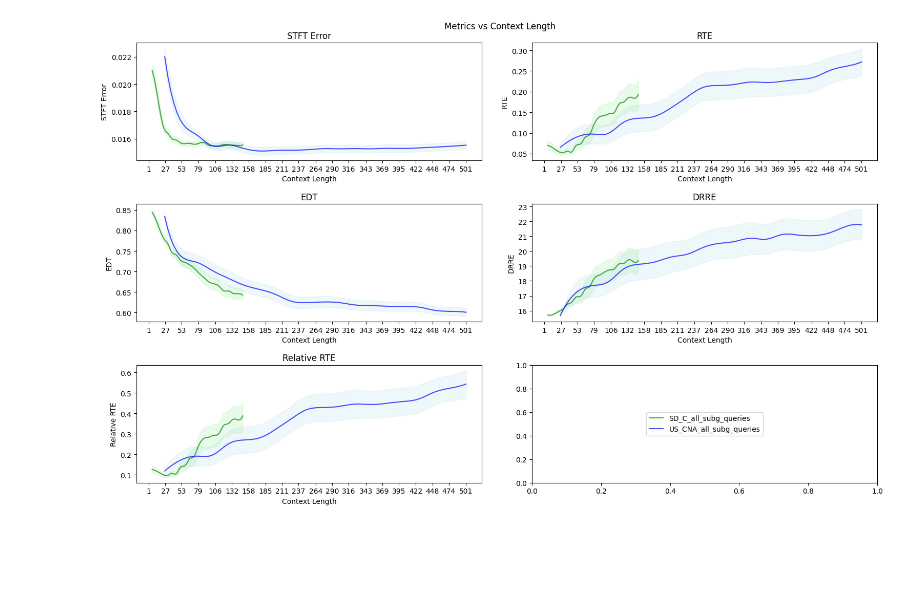
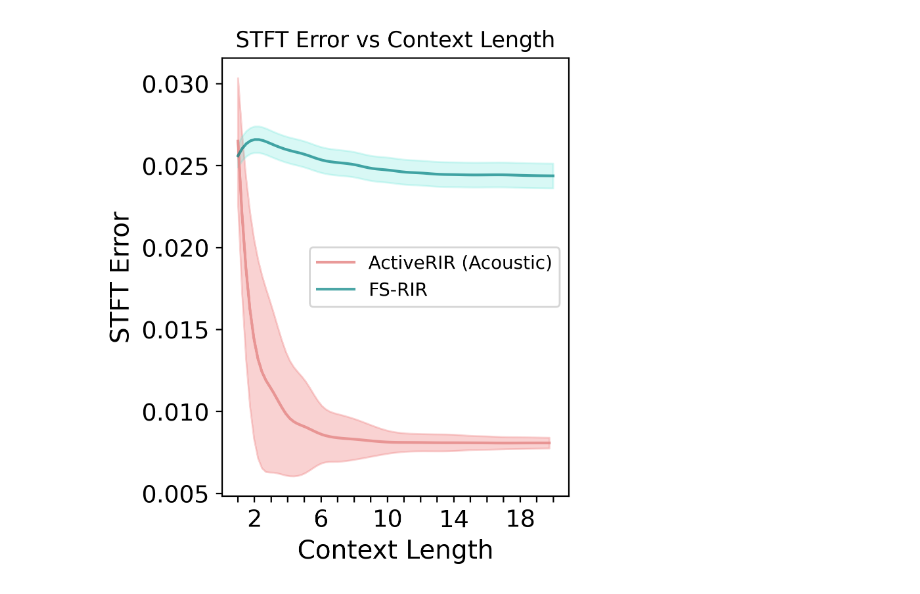
Before and after one commit to arjunrs1/active-rir, a Jupyter notebook: scripts/eval_stats_aggregation/error_fn_context_visualization.ipynb, the cells around one changed output. Drawn from its saved outputs; the diff is of its cells as text; code cells hidden in the pictures; blank space fills up the shorter version.

Commit message:
changes to reward formulation and saving visualizations

```diff
--- a/scripts/eval_stats_aggregation/error_fn_context_visualization.ipynb
+++ b/scripts/eval_stats_aggregation/error_fn_context_visualization.ipynb
@@ -46,10 +56,15 @@ def format_all_trajectories(trajectories, n_obs):
     return mean_values
 # %%
 #choose which run to visualize here. First run in list should have fs_rir_errors computed and stored with it.
-runs = ['SD_C_all_subg_queries', 'SD_N_all_subg_queries', 'SD_CNA_all_subg_queries', 'US_C_all_subg_queries', 'US_N_all_subg_queries','US_CNA_all_subg_queries'] # 'US_CNA_all_subg_queries' 'US_CNA_all_subg_queries_RTE_metric', 'US_CN_all_subg_queries'
-runs = ['SD_C_all_subg_queries', 'US_CNA_all_subg_queries']
-fs_rirs_run = ['SD_C_all_subg_queries']
+#runs = ['SD_C_all_subg_queries', 'SD_N_all_subg_queries', 'SD_CNA_all_subg_queries', 'US_C_all_subg_queries', 'US_N_all_subg_queries','US_CNA_all_subg_queries'] # 'US_CNA_all_subg_queries' 'US_CNA_all_subg_queries_RTE_metric', 'US_CN_all_subg_queries'
+runs = ['SD_CNA_v2policy']#, 'US_N_v2policy'] #'US_CN_v2policy', 'SD_CN_v2policy', 'SD_CN_v2policy',  'US_CN_v2policy', 'SD_CN_v2policy', 'SD_C_v2policy', 'SD_N_v2policy',  'US_CNA_v2policy', 'US_CN_v2policy'
+fs_rirs_run = ['SD_CN_v2policy']
 active_rir_errors_list = []
+
+if display_averaged_models:
+    new_model_names = ['Uniform', 'ActiveRIR']
+else:
+    new_model_names = ['ActiveRIR (Acoustic)', 'FS-RIR'] #, 'ActiveRIR (Exploration)',
 
 for run in runs:
     with open(os.path.join(root_dir, run, tb_dir, active_rir_errors_path)) as f:
@@ -67,13 +82,18 @@ episodes = [lst['episode'][1] for lst in active_rir_errors_list[0] if len(lst) >
 active_rir_errors = [[lst['metrics'] for lst in active_rir_errors if len(lst) > 0] for active_rir_errors in active_rir_errors_list]
 timestamps = [[lst['timestamps'] for lst in active_rir_errors if len(lst) > 0] for active_rir_errors in active_rir_errors_list]
 fs_rir_errors = [lst['metrics'] for lst in fs_rir_errors if len(lst) > 0]
+# %%
+#fix issue with timestamps for US models:
+for idx, run in enumerate(runs):
+    if "US" in run:
+        timestamps[idx] = [[x - 10 for x in sublist] for sublist in timestamps[idx]]
 # %%
 n_obs = len(active_rir_errors[0][0]) #ATTN: first run in list should have all N episodes
 # %%
 active_rir_errors = [format_all_trajectories(active_rir_error,n_obs) for active_rir_error in active_rir_errors]
 fs_rir_errors = format_all_trajectories(fs_rir_errors, n_obs)
 # %%
-keys_to_plot = ['stft_l1_distance', 'diff_rt_startFrom60dB', 'rel_diff_edt', 'diff_drr_3ms', 'rel_diff_rt_startFrom60dB']
+keys_to_plot = ['stft_l1_distance']#, 'diff_rt_startFrom60dB']#, 'rel_diff_edt']
 
 if display_averaged_models:
     us_sums = [None] * 20  # Assuming 20 observations
@@ -92,6 +112,8 @@ if display_averaged_models:
             timestamps_sd.append(timestamps[idx])
         for obs_idx, observation in enumerate(model):
             for metric, values in observation.items():
+                if metric not in keys_to_plot:
+                    continue
                 # Initialize containers for sums
                 if us_sums[obs_idx] is None and model_type == "US":
                     us_sums[obs_idx] = {m: [0]*len(values) for m in keys_to_plot}
@@ -145,14 +167,18 @@ if not display_averaged_models:
 # %%
 key_short_names = ['STFT Error', 'RTE', 'EDT', 'DRRE', 'Relative RTE']
 colors_line = ['green', 'blue', 'red', 'orange', 'pink', 'purple', 'springgreen', 'cyan']
-colors_err = ['lightgreen', 'lightblue', 'lightcoral', 'khaki', 'lightpink', 'plum', 'aquamarine', 'mediumturquoise']
+colors_err = ['lightcoral', 'lightgreen', 'lightskyblue', 'khaki', 'plum', 'mistyrose', 'aquamarine', 'mediumturquoise']
+colors_line = ['#E78F8E', '#41729F', 'dodgerblue', 'darkorange', 'darkviolet', 'red'] #['#E78F8E', '#88D498']
+
+#colors_line = ['slategray', 'darkolivegreen']
+#colors_err = ['lightslategray', 'yellowgreen']
 
 fs_rir_mean_metric_stats = {}
 
 # Create subplots for each key
-fig, axes = plt.subplots(3,2, figsize=(16, 10))
-fig.delaxes(axes[2, 1])
-fig.tight_layout(pad=4.0)
+fig, axes = plt.subplots(1,len(keys_to_plot), figsize=(6, 5), squeeze=False)
+#fig.tight_layout(pad=4.0)
+fig.tight_layout(pad=4.0, h_pad=3.0, w_pad=2.0, rect=[0, 0, 0.75, 1])
 legend_labels = []
 
 # Iterate through the keys and plot each one
@@ -170,58 +196,74 @@ for i, key in enumerate(keys_to_plot):
     std_active_values = []
     for val_idx, value_active in enumerate(values_active):
         mean_active_values.append(np.mean(value_active, axis=-1))
-        std_active_values.append(np.std(value_active, axis=-1) / np.sqrt(len(value_active[0])))
+        std_active_values.append(np.std(value_active, axis=-1)*1)# / np.sqrt(len(value_active[0])))
 
     mean_fsrir_values = np.mean(values_fsrir, axis=-1)
     std_fsrir_values = np.std(values_fsrir, axis=-1)  / np.sqrt(len(values_fsrir[0]))
     fs_rir_mean_metric_stats[key] = mean_fsrir_values[-1]
 
     # Create the fs_rir x-axis (positions):
-    positions_fs_rir = [0, 26, 52, 78, 105, 131, 157, 184, 210, 236, 263, 289, 315, 342, 368, 394, 421, 447, 473, 500]
+    positions_fs_rir = np.linspace(0, N, 20, dtype=int)
+    positions_obs = range(20) #[1,2,3,4,5,6,7,8,9,10,11,12,13,14,15,16,17,18,19,20]
 
+    if not plot_timesteps:
+        padded_avg_timestamps = [np.array(positions_obs) for run in padded_avg_timestamps]
 
     x_positions_smooth, mean_active_values_smooth = zip(*[smooth_data(positions, vals) for positions, vals in zip(padded_avg_timestamps, mean_active_values)])
     _, std_active_values_smooth = zip(*[smooth_data(positions, vals) for positions, vals in zip(padded_avg_timestamps, std_active_values)])
     x_positions_smooth_fsrir, mean_fsrir_values_smooth = smooth_data(positions_fs_rir, mean_fsrir_values)
     _, std_fsrir_values_smooth = smooth_data(positions_fs_rir, std_fsrir_values)
 
+    plt.rcParams.update({'font.size': 10, 'axes.labelsize': 14, 'xtick.labelsize': 13, 'ytick.labelsize': 13})
     # Plot the mean line (smoothed)
     active_lines = {}
     for idx, vals in enumerate(mean_active_values_smooth):
-        active_lines[idx], = axes[row, col].plot(x_positions_smooth[idx], vals, label=f'ActiveRIR (ours)', color=colors_line[idx], alpha=0.7)
-    #fsrir_line, = axes[row, col].plot(x_positions_smooth_fsrir, mean_fsrir_values_smooth, label=f'FS-RIR', color='gray', alpha=0.7)
+        #print(x_positions_smooth[idx])
+        active_lines[idx], = axes[row, col].plot(x_positions_smooth[idx][x_positions_smooth[idx]< plot_clip_val], vals[x_positions_smooth[idx]< plot_clip_val], label=f'ActiveRIR (ours)', color=colors_line[idx], alpha=0.9)
+    fsrir_line, = axes[row, col].plot(x_positions_smooth_fsrir[x_positions_smooth_fsrir< plot_clip_val], mean_fsrir_values_smooth[x_positions_smooth_fsrir< plot_clip_val], label=f'FS-RIR', color='teal', alpha=0.7)
+
 
     # Plot the standard deviation as shaded area (smoothed)
     for idx in range(len(mean_active_values_smooth)):
-        axes[row, col].fill_between(x_positions_smooth[idx], mean_active_values_smooth[idx] - std_active_values_smooth[idx], mean_active_values_smooth[idx] + std_active_values_smooth[idx], alpha=0.2, color=colors_err[idx])
-    #axes[row, col].fill_between(x_positions_smooth_fsrir, mean_fsrir_values_smooth - std_fsrir_values_smooth, mean_fsrir_values_smooth + std_fsrir_values_smooth, alpha=0.2, color='lightgray')
+        axes[row, col].fill_between(x_positions_smooth[idx][x_positions_smooth[idx]< plot_clip_val], (mean_active_values_smooth[idx] - std_active_values_smooth[idx])[x_positions_smooth[idx]< plot_clip_val], (mean_active_values_smooth[idx] + std_active_values_smooth[idx])[x_positions_smooth[idx]< plot_clip_val], alpha=0.35, color=colors_err[idx])
+    axes[row, col].fill_between(x_positions_smooth_fsrir[x_positions_smooth_fsrir< plot_clip_val], (mean_fsrir_values_smooth - std_fsrir_values_smooth)[x_positions_smooth_fsrir< plot_clip_val], (mean_fsrir_values_smooth + std_fsrir_values_smooth)[x_positions_smooth_fsrir< plot_clip_val], alpha=0.2, color='turquoise')
 
     # Customize plot
-    axes[row, col].set_title(f'{key_short_names[i]}')
-    axes[row, col].set_xlabel('Context Length')
+    if not plot_timesteps:
+        axes[row, col].set_title(f'{key_short_names[i]}' + " vs Context Length")
+        axes[row, col].set_xlabel('Context Length')
+    else:
+        axes[row, col].set_title(f'{key_short_names[i]}' + " vs Trajectory Length")
+        axes[row, col].set_xlabel('Timesteps')
     axes[row, col].set_ylabel(f'{key_short_names[i]}')
     #axes[i].legend()
 
     # Set x-axis ticks to integers
-    axes[row, col].set_xticks(positions_fs_rir)
+    if not plot_timesteps:
+        axes[row, col].set_xticks(positions_obs)
+    else:
+        axes[row, col].set_xticks(positions_fs_rir[positions_fs_rir< plot_clip_val])
     axes[row, col].xaxis.set_major_formatter(plt.FuncFormatter(lambda x, _: int(x+1)))  # Format as integers
 
+for idx, run in enumerate(runs):
+    legend_labels.append((active_lines[idx], new_model_names[idx]))
+legend_labels.append((fsrir_line, "FS-RIR"))
 
 if len(keys_to_plot) % 2 != 0:
-    ax_legend = fig.add_subplot(3, 2, 6)
+    axes[row, col].legend(*zip(*legend_labels), loc='center right')#, bbox_to_anchor=(1, 1))
 
+N = 4  # Interval of ticks to display
+ticks = axes[row, col].get_xticks()
+tick_labels = [1+label if i % N == 1 else '' for i, label in enumerate(ticks)]
+axes[row, col].set_xticklabels(tick_labels)
 
-for idx, run in enumerate(runs):
-    legend_labels.append((active_lines[idx], run))
-#legend_labels.append((fsrir_line, "FS-RIR"))
+#plt.suptitle('Metrics vs Context Length ')
+#plt.subplots_adjust(right=1.0)
+plt.show()
 
-if len(keys_to_plot) % 2 != 0:
-    ax_legend.legend(*zip(*legend_labels), loc='center')
-
-plt.suptitle('Metrics vs Context Length ')
-plt.show()
+fig.savefig('/vision/asomaya1/active-rir/scripts/eval_stats_aggregation/fs_rir_trajectories.png', dpi=1200)  # Save the plot with higher DPI
 # %% [output]
-[figure, old version]
+[figure, new version]
 # %%
 # Number of models
 num_models = len(active_rir_errors)
```
Also changed, not shown: parts of 18 cells of this notebook, 12 other files.
